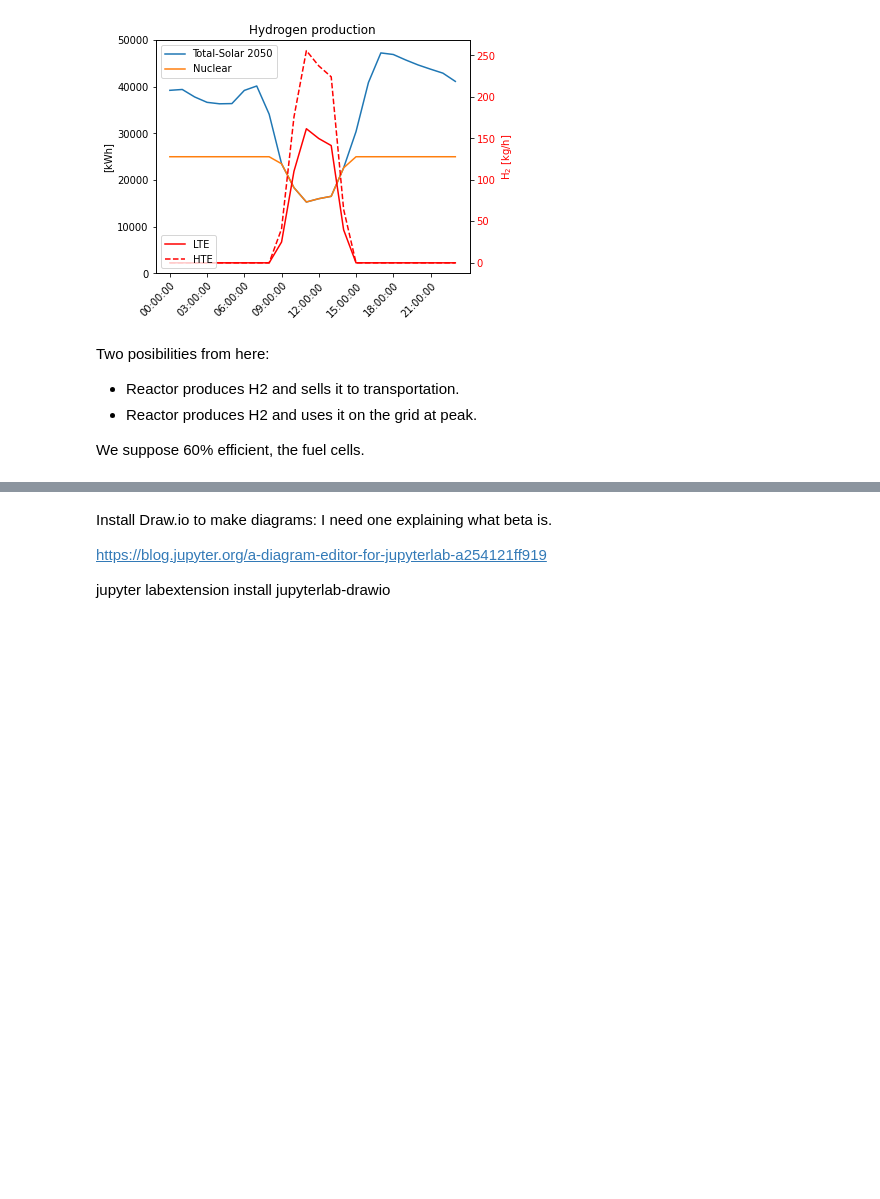
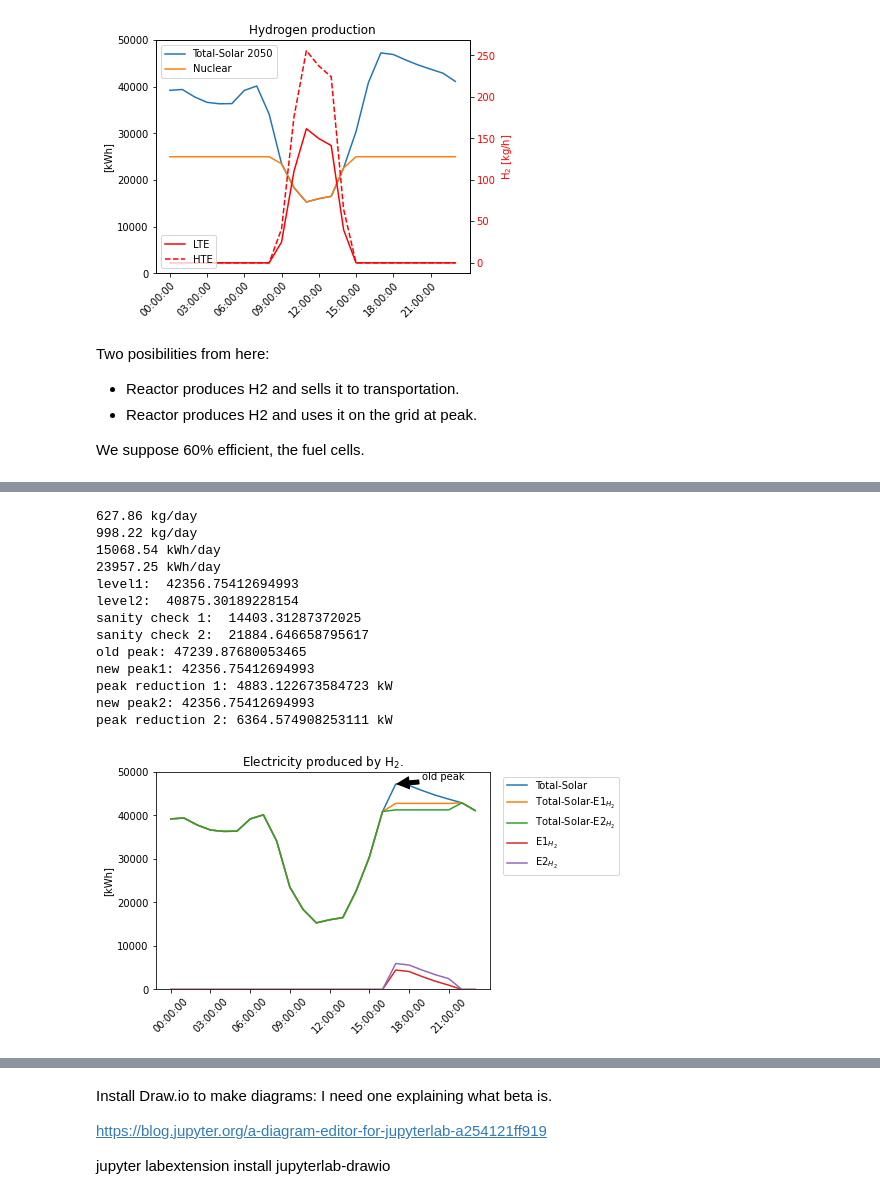
Before and after one commit to robfairh/npre412-project, a Jupyter notebook: fuel-demand.ipynb, the cells around one changed output, grey strips where cells are left out. Saved outputs shown, nothing was run; the diff lists cells and outputs as text; code cells hidden in the pictures; blank space fills up the shorter version.

Commit message:
peak reduction analysis

```diff
--- a/fuel-demand.ipynb
+++ b/fuel-demand.ipynb
@@ -737,0 +724,70 @@ distribute = 4
+# %%
+total1 = sum(h2prod1)
+total2 = sum(h2prod2)
+print(round(total1, 2), 'kg/day')
+print(round(total2, 2), 'kg/day')
+elect1 = 0.6*h2.electricity(total1)
+elect2 = 0.6*h2.electricity(total2)
+print(round(elect1, 2), 'kWh/day')
+print(round(elect2, 2), 'kWh/day')
+
+sdistribute = '16:00:00'
+s = timep.index(sdistribute)
+distribute = 6
+
+level1 = (sum(ntotmsol[s:s+distribute])-elect1)/distribute
+print("level1: ", level1)
+level2 = (sum(ntotmsol[s:s+distribute])-elect2)/distribute
+print("level2: ", level2)
+
+new_tot_sol1 = ntotmsol.copy()
+new_tot_sol2 = ntotmsol.copy()
+new_hydro_elect1 = np.zeros(len(ntotmsol))
+new_hydro_elect2 = np.zeros(len(ntotmsol))
+for i in range(s, s+distribute):
+    if new_tot_sol1[i] >= level1*1.01:
+        new_tot_sol1[i] = level1*1.01
+        new_hydro_elect1[i] = ntotmsol[i]-new_tot_sol1[i]
+    if new_tot_sol2[i] >= level2*1.01:
+        new_tot_sol2[i] = level2*1.01
+        new_hydro_elect2[i] = ntotmsol[i]-new_tot_sol2[i]
+
+print('sanity check 1: ', sum(new_hydro_elect1))
+print('sanity check 2: ', sum(new_hydro_elect2))
+
+opeak = max(ntotmsol)
+print('old peak:', opeak)
+find = ntotmsol.tolist().index(max(ntotmsol))
+print('new peak1:', level1)
+print('peak reduction 1:', opeak-level1, 'kW')
+print('new peak2:', level1)
+print('peak reduction 2:', opeak-level2, 'kW')
+
+plt.plot(timep, ntotmsol, label = 'Total-Solar')
+plt.plot(timep, new_tot_sol1, label = 'Total-Solar-E1$_{H_2}$')
+plt.plot(timep, new_tot_sol2, label = 'Total-Solar-E2$_{H_2}$')
+plt.plot(timep, new_hydro_elect1, label = 'E1$_{H_2}$')
+plt.plot(timep, new_hydro_elect2, label = 'E2$_{H_2}$')
+plt.xticks(np.arange(0, 24, step=3), rotation=45)
+plt.legend(loc="upper right", bbox_to_anchor=(1.4, 1.0), fancybox=True)
+plt.annotate('old peak', xy=(find, opeak), xytext=(find+2, opeak+1e3),
+            arrowprops=dict(facecolor='black', shrink=0.05))
+plt.ylim(0, 50e3)
+plt.ylabel('[kWh]')
+plt.title('Electricity produced by H$_2$.')
+plt.savefig("figures/uiuc-hydro3", dpi=300, bbox_inches="tight")
+# %% [output]
+627.86 kg/day
+998.22 kg/day
+15068.54 kWh/day
+23957.25 kWh/day
+level1:  42356.75412694993
+level2:  40875.30189228154
+sanity check 1:  14403.31287372025
+sanity check 2:  21884.646658795617
+old peak: 47239.87680053465
+new peak1: 42356.75412694993
+peak reduction 1: 4883.122673584723 kW
+new peak2: 42356.75412694993
+peak reduction 2: 6364.574908253111 kW
+[figure, added]
```
Also changed, not shown: parts of 8 cells of this notebook.
